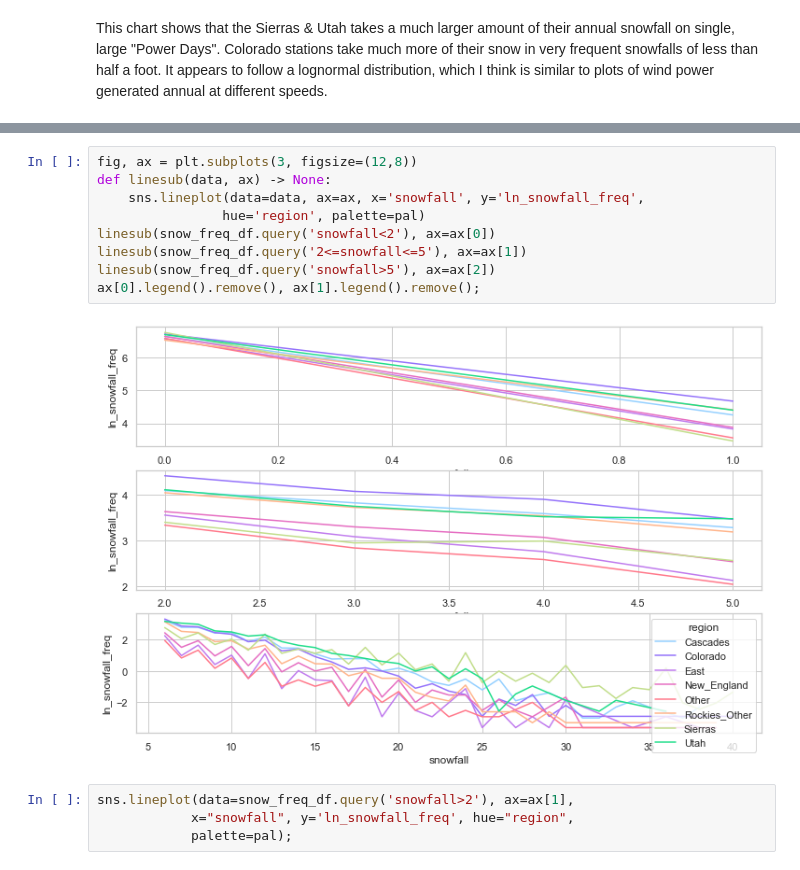
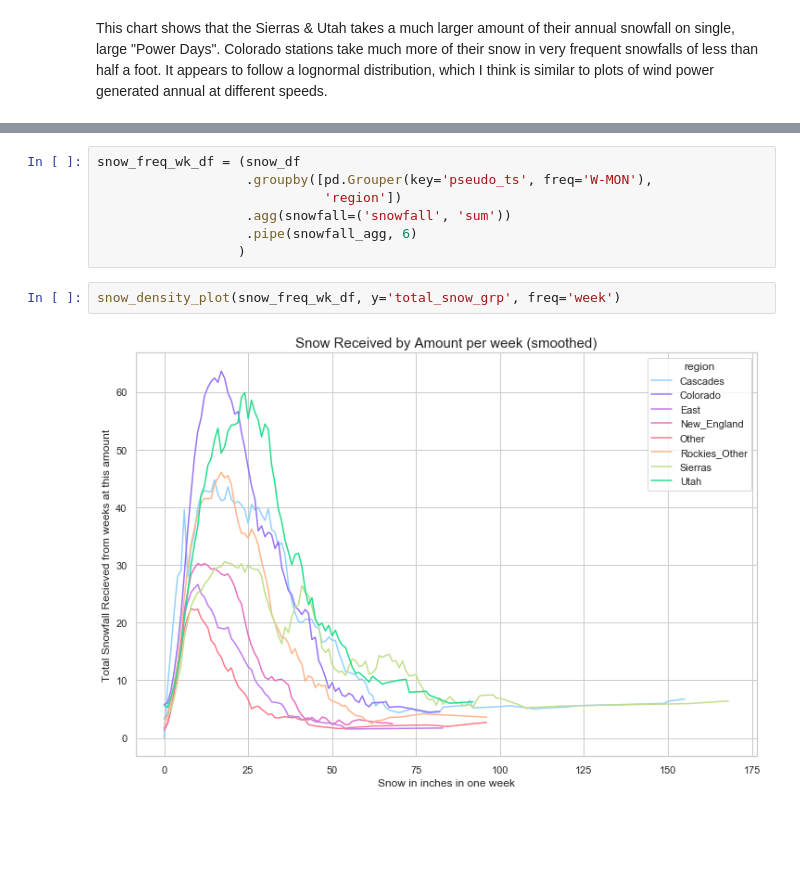
Before and after one commit to chrisoyer/ski-snow-modeling, a Jupyter notebook: src/analysis/snow_days.ipynb, the cells around one changed output, grey strips where cells are left out. Saved outputs shown, nothing was run; the diff lists cells and outputs as text; blank space fills up the shorter version.

```diff
--- a/src/analysis/snow_days.ipynb
+++ b/src/analysis/snow_days.ipynb
@@ -72,15 +83,11 @@ ax.set_ylabel('Total Snowfall Recieved from days at this amount');
-# %%
-fig, ax = plt.subplots(3, figsize=(12,8))
-def linesub(data, ax) -> None:
-    sns.lineplot(data=data, ax=ax, x='snowfall', y='ln_snowfall_freq',
-                hue='region', palette=pal)
-linesub(snow_freq_df.query('snowfall<2'), ax=ax[0])
-linesub(snow_freq_df.query('2<=snowfall<=5'), ax=ax[1])
-linesub(snow_freq_df.query('snowfall>5'), ax=ax[2])
-ax[0].legend().remove(), ax[1].legend().remove();
-# %% [output]
-[figure, removed]
-# %%
-sns.lineplot(data=snow_freq_df.query('snowfall>2'), ax=ax[1],
-            x="snowfall", y='ln_snowfall_freq', hue="region",
-            palette=pal);
+# %%
+snow_freq_wk_df = (snow_df
+                   .groupby([pd.Grouper(key='pseudo_ts', freq='W-MON'),
+                             'region'])
+                   .agg(snowfall=('snowfall', 'sum'))
+                   .pipe(snowfall_agg, 6)
+                  )
+# %%
+snow_density_plot(snow_freq_wk_df, y='total_snow_grp', freq='week')
+# %% [output]
+[figure, added]
```
Also changed, not shown: parts of 3 cells of this notebook.
